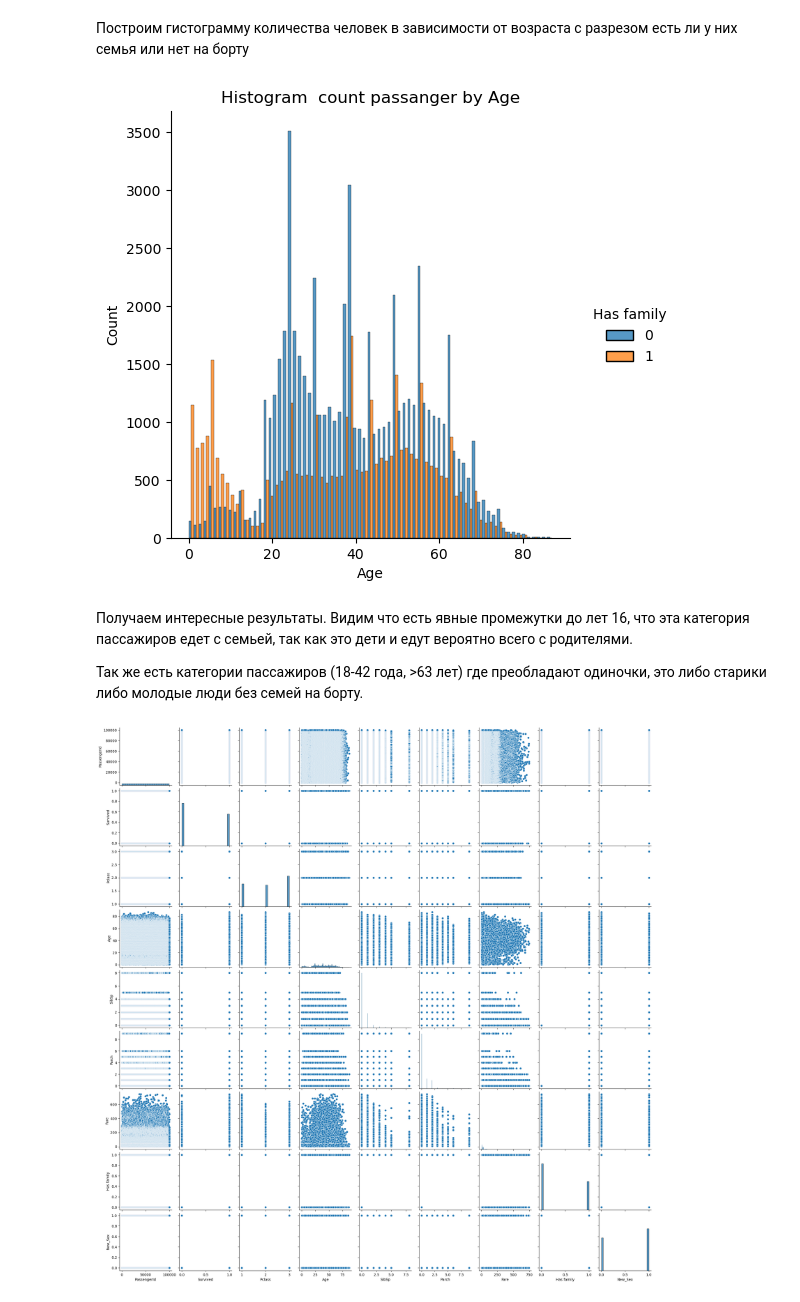
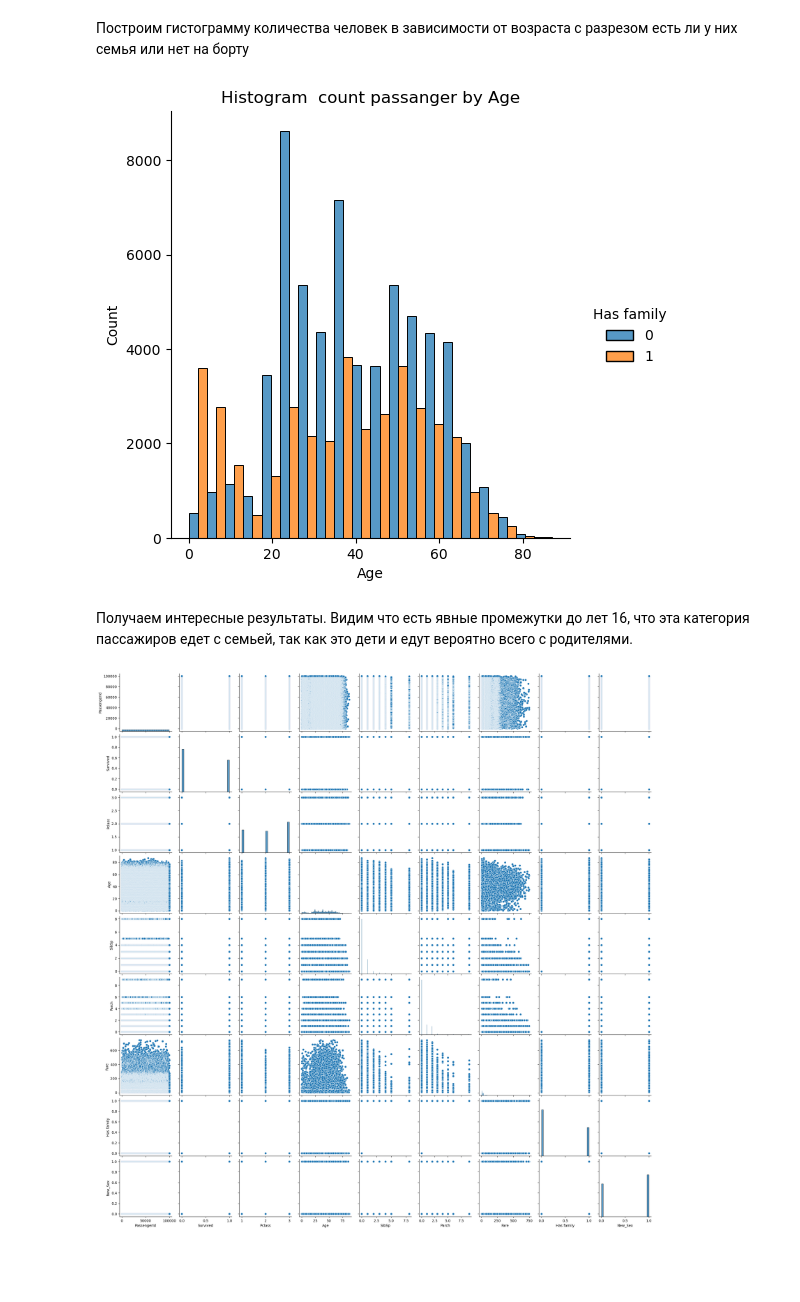
Before and after one commit to AlexeyZubar/second, a Jupyter notebook: eda.ipynb, the cells around one changed output. Cells and saved outputs as stored; diff of their text form; code cells hidden in the pictures; blank space fills up the shorter version.

```diff
--- a/eda.ipynb
+++ b/eda.ipynb
@@ -663,15 +666,13 @@ plt.show()
 # %% [markdown]
 Построим гистограмму количества человек в зависимости от возраста с разрезом есть ли у них семья или нет на борту
 # %%
-sns.displot(data_titanic, x="Age", hue="Has family", multiple="dodge")
+sns.displot(data_titanic, x="Age", hue="Has family", multiple="dodge",bins=20)
 plt.title("Histogram  count passanger by Age")
 plt.show()
 # %% [output]
-[figure, old version]
+[figure, new version]
 # %% [markdown]
 Получаем интересные результаты. Видим что есть явные промежутки до лет 16, что эта категория пассажиров едет с семьей, так как это дети и едут вероятно всего с родителями.
-
-Так же есть категории пассажиров (18-42 года, >63 лет) где преобладают одиночки, это либо старики либо молодые люди без семей на борту.
 # %%
 
 sns.pairplot(data_titanic)
```
Also changed, not shown: parts of 5 cells of this notebook.
